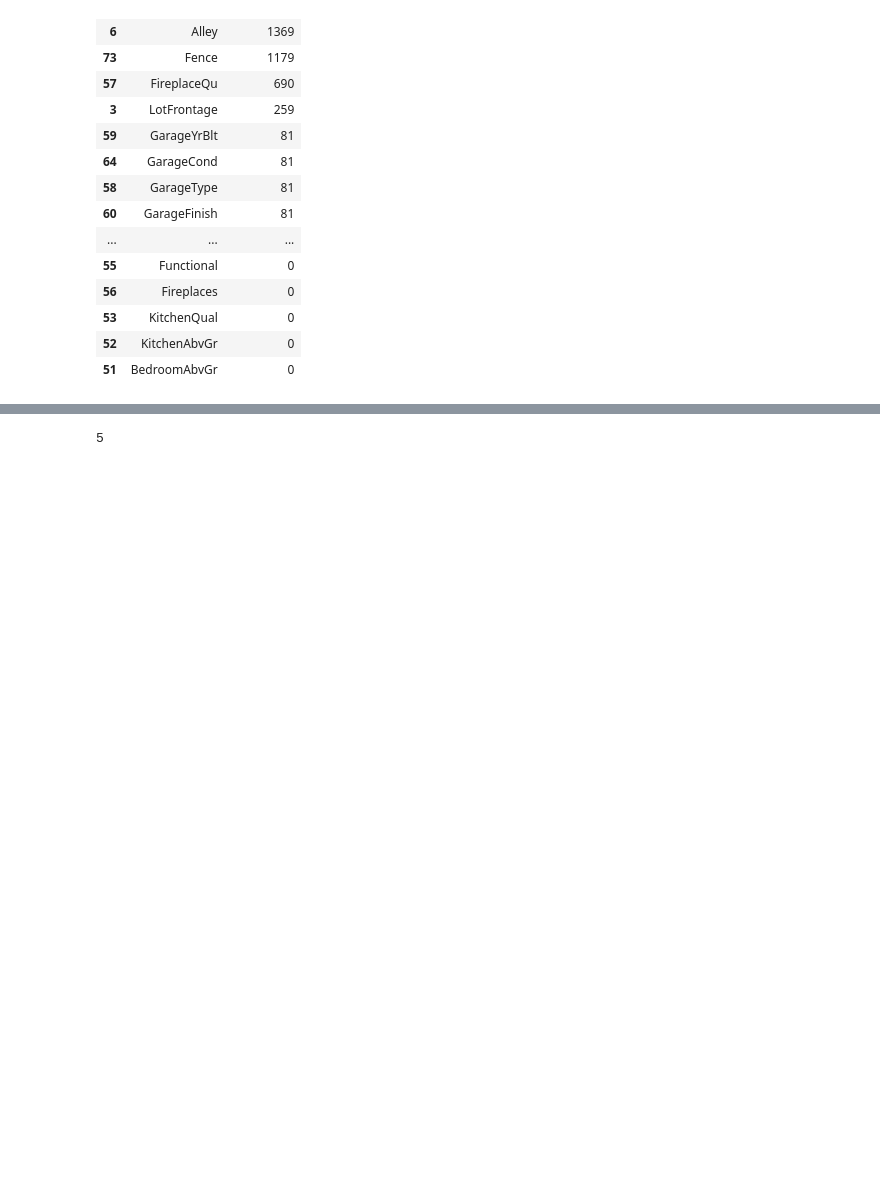
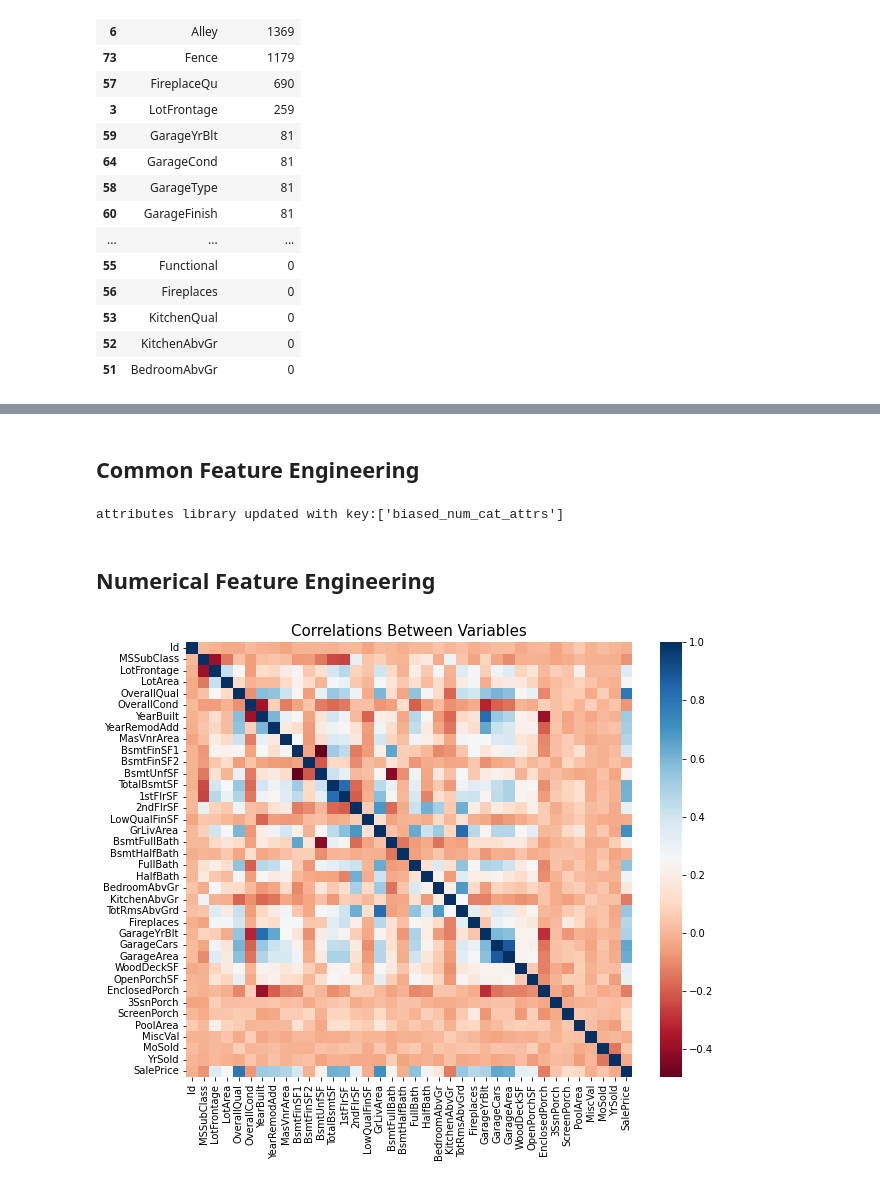
Before and after one commit to Kaushalkhokhar/complete-ml, a Jupyter notebook: projects/housing/advanced_housing.ipynb, the cells around one changed output, grey strips where cells are left out. Drawn from its saved outputs; the diff is of its cells as text; code cells hidden in the pictures; blank space fills up the shorter version.

Commit message:
basic set-up related to feature engineering

```diff
--- a/projects/housing/advanced_housing.ipynb
+++ b/projects/housing/advanced_housing.ipynb
@@ -79,4 +112,2 @@ df[]
-# %%
-len(df["YrSold"].value_counts())
-# %% [output]
-5
+# %% [markdown]
+## Common Feature Engineering
@@ -82,0 +127,14 @@ len(df["YrSold"].value_counts())
+# %%
+biased_attrs = finding_biased_attrs(df, dis_attrs+cat_attrs, 0.9)
+lib.update_attrs({"biased_num_cat_attrs": biased_attrs})
+# %% [output]
+attributes library updated with key:['biased_num_cat_attrs']
+# %% [markdown]
+## Numerical Feature Engineering
+# %%
+plt.figure(figsize=(10,8))
+sns.heatmap(df.corr(), cmap="RdBu")
+plt.title("Correlations Between Variables", size=15)
+plt.show()
+# %% [output]
+[figure, added]
```
Also changed, not shown: parts of 27 cells of this notebook, 4 other files.
